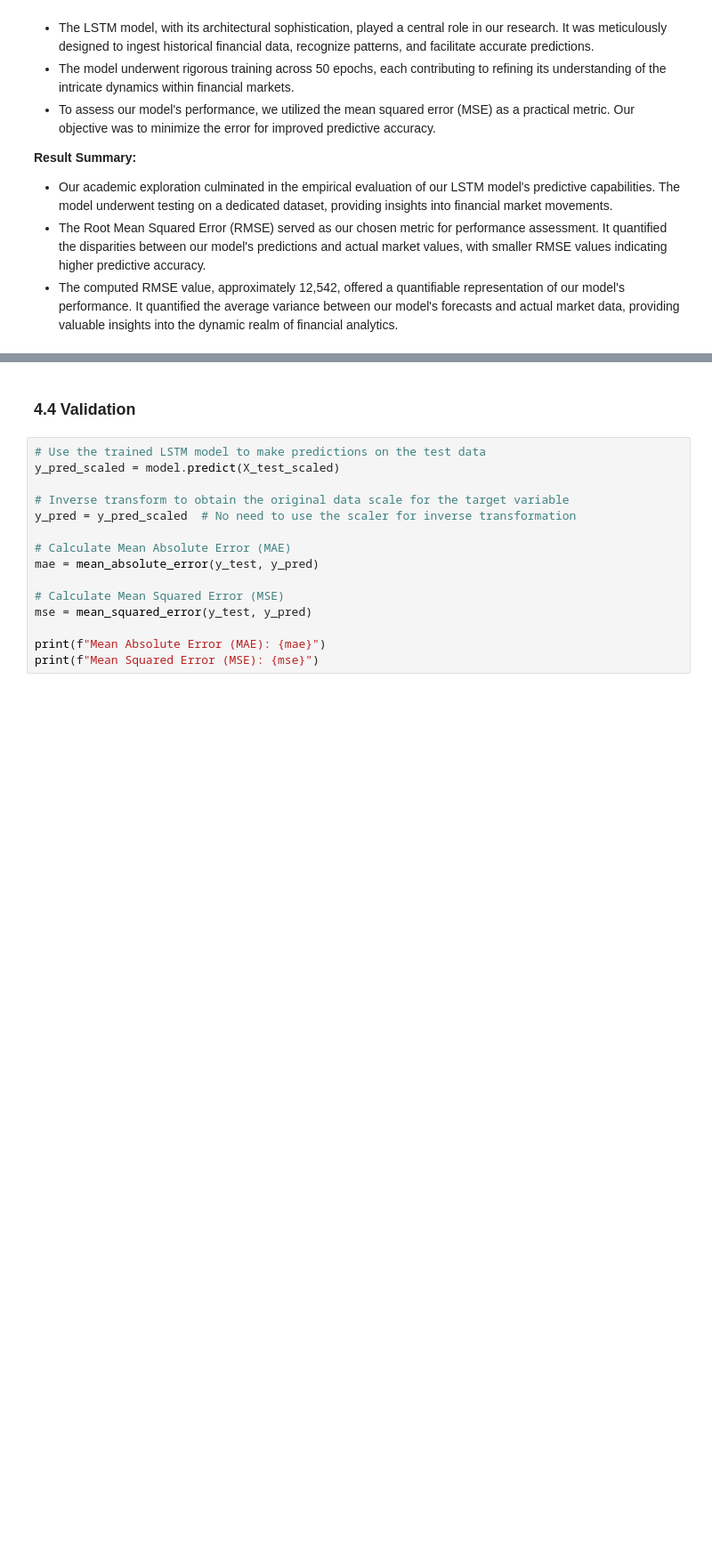
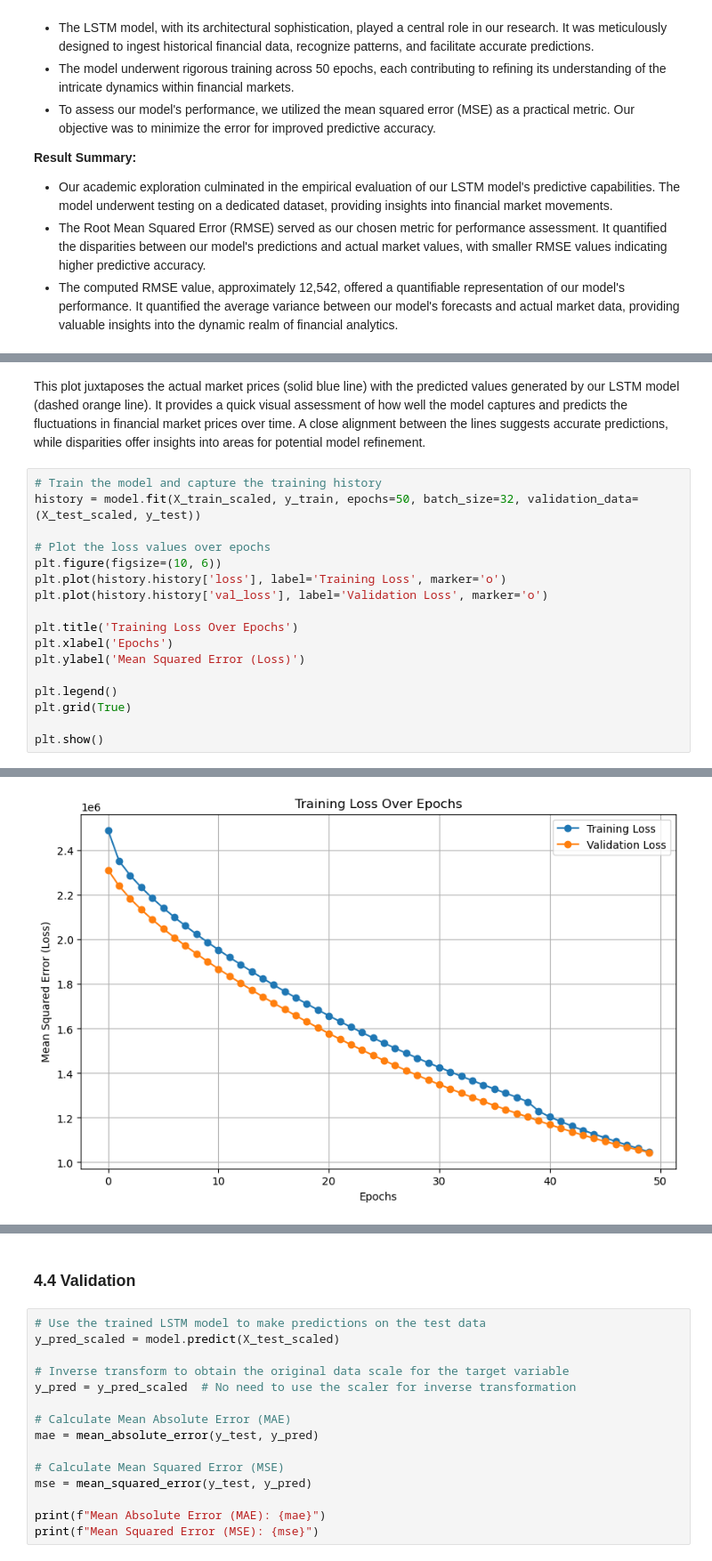
Before and after one commit to borisov5/Machine-Learning-September-2023, a Jupyter notebook: My Project/my_project.ipynb, the cells around one changed output, grey strips where cells are left out. Shown at 89% size. Saved outputs shown, nothing was run; the diff lists cells and outputs as text; blank space fills up the shorter version.

```diff
--- a/My Project/my_project.ipynb
+++ b/My Project/my_project.ipynb
@@ -264,0 +312,20 @@ Root Mean Squared Error (RMSE): 12069.371338669494
+# %% [markdown]
+This plot juxtaposes the actual market prices (solid blue line) with the predicted values generated by our LSTM model (dashed orange line). It provides a quick visual assessment of how well the model captures and predicts the fluctuations in financial market prices over time. A close alignment between the lines suggests accurate predictions, while disparities offer insights into areas for potential model refinement.
+# %%
+# Train the model and capture the training history
+history = model.fit(X_train_scaled, y_train, epochs=50, batch_size=32, validation_data=(X_test_scaled, y_test))
+
+# Plot the loss values over epochs
+plt.figure(figsize=(10, 6))
+plt.plot(history.history['loss'], label='Training Loss', marker='o')
+plt.plot(history.history['val_loss'], label='Validation Loss', marker='o')
+
+plt.title('Training Loss Over Epochs')
+plt.xlabel('Epochs')
+plt.ylabel('Mean Squared Error (Loss)')
+
+plt.legend()
+plt.grid(True)
+
+plt.show()
+# %% [output]
@@ -264,0 +349 @@ Root Mean Squared Error (RMSE): 12069.371338669494
+[figure, added]
```
Also changed, not shown: parts of 18 cells of this notebook.
